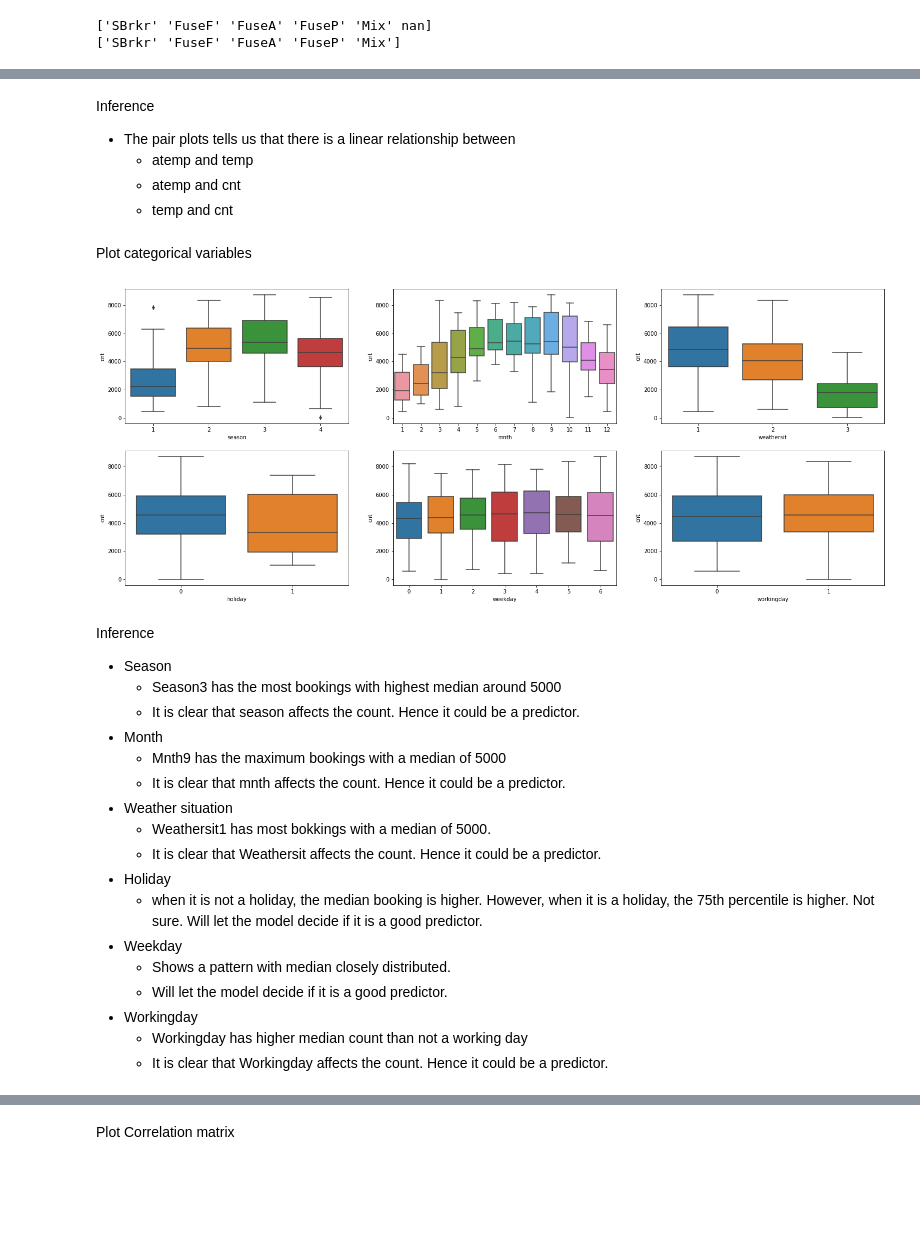
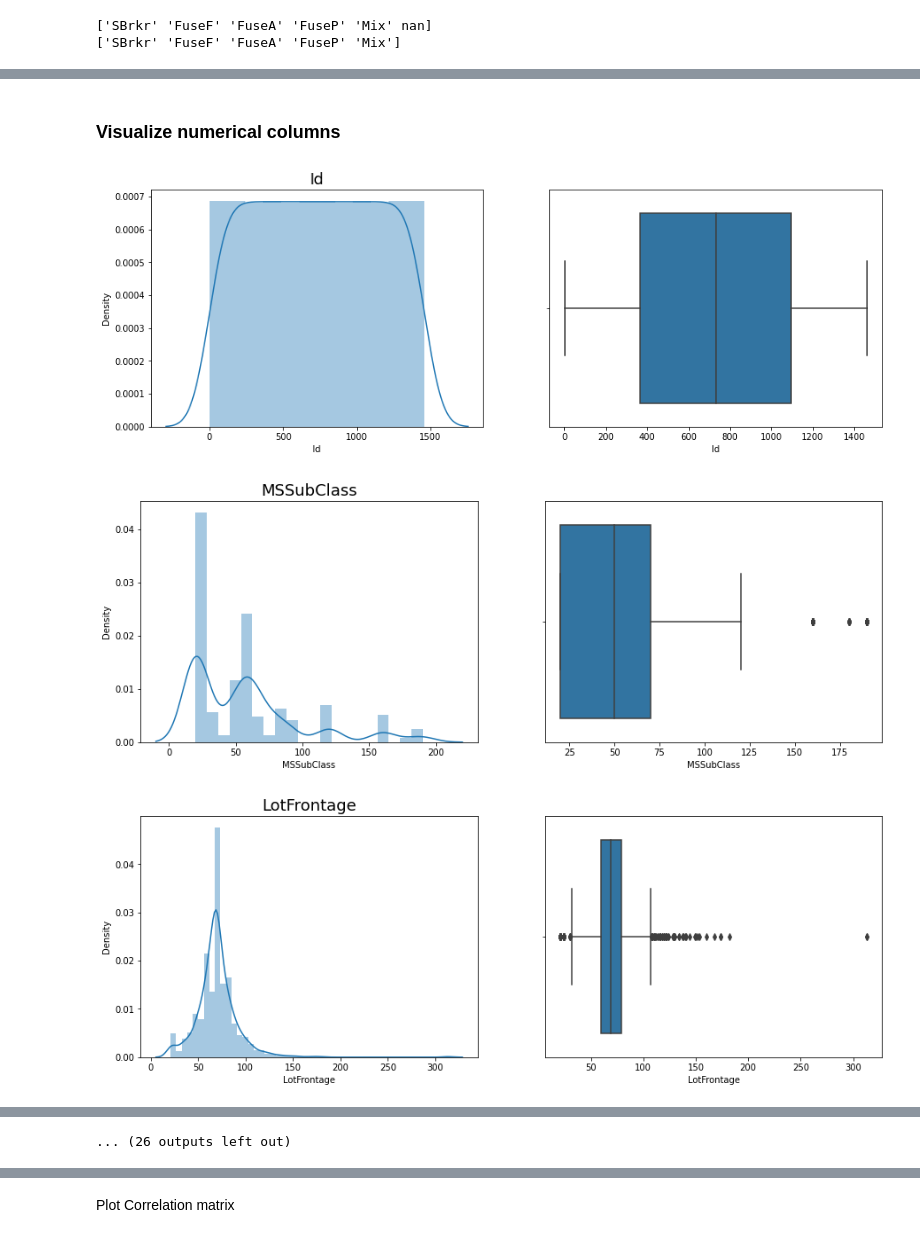
Before and after one commit to kishore-n-george/advanced-linear-regression, a Jupyter notebook: Advanced+Linear+Regression+Housing+Case+Study.ipynb, the cells around one changed output, grey strips where cells are left out. Saved outputs shown, nothing was run; the diff lists cells and outputs as text; code cells hidden in the pictures; blank space fills up the shorter version.

```diff
--- a/Advanced+Linear+Regression+Housing+Case+Study.ipynb
+++ b/Advanced+Linear+Regression+Housing+Case+Study.ipynb
@@ -406,47 +356,17 @@ plt.show()
-# %% [markdown]
-Inference
-- The pair plots tells us that there is a linear relationship between
-  - atemp and temp
-  - atemp and cnt
-  - temp and cnt
-# %% [markdown]
-Plot categorical variables
-# %%
-# Build boxplot of all categorical variables (before creating dummies) againt the target variable 'cnt'
-
-plt.figure(figsize=(25, 10))
-plt.subplot(2,3,1)
-sns.boxplot(x = 'season', y = 'cnt', data = bike)
-plt.subplot(2,3,2)
-sns.boxplot(x = 'mnth', y = 'cnt', data = bike)
-plt.subplot(2,3,3)
-sns.boxplot(x = 'weathersit', y = 'cnt', data = bike)
-plt.subplot(2,3,4)
-sns.boxplot(x = 'holiday', y = 'cnt', data = bike)
-plt.subplot(2,3,5)
-sns.boxplot(x = 'weekday', y = 'cnt', data = bike)
-plt.subplot(2,3,6)
-sns.boxplot(x = 'workingday', y = 'cnt', data = bike)
-plt.savefig('categorical')
-plt.show()
-# %% [output]
-[figure, removed]
-# %% [markdown]
-Inference
-- Season
-  - Season3 has the most bookings with highest median around 5000
-  - It is clear that season affects the count. Hence it could be a predictor.
-- Month
-  - Mnth9 has the maximum bookings with a median of 5000
-  - It is clear that mnth affects the count. Hence it could be a predictor.
-- Weather situation
-  - Weathersit1 has most bokkings with a median of 5000.
-  - It is clear that Weathersit affects the count. Hence it could be a predictor.
-- Holiday
-  - when it is not a holiday, the median booking is higher. However, when it is a holiday, the 75th percentile is higher. Not sure. Will let the model decide if it is a good predictor.
-- Weekday
-  - Shows a pattern with median closely distributed.
-  - Will let the model decide if it is a good predictor.
-- Workingday
-  - Workingday has higher median count than not a working day
-  - It is clear that Workingday affects the count. Hence it could be a predictor.
+# %% [markdown]
+### Visualize numerical columns
+# %%
+numerical_columns = housing.select_dtypes(include=['number']).columns
+
+for col in numerical_columns:
+    plt.figure(figsize=(15,5))
+    plt.subplot(1,2,1)
+    plt.title(col, fontdict={'fontsize': 18})
+    sns.distplot(housing[col])
+    plt.subplot(1,2,2)
+    sns.boxplot(housing[col])
+    plt.show()
+# %% [output]
+[figure, added]
+[figure, added]
+[figure, added]
@@ -452,0 +382 @@ Inference
+... (26 outputs left out)
```
Also changed, not shown: parts of 32 cells of this notebook.
